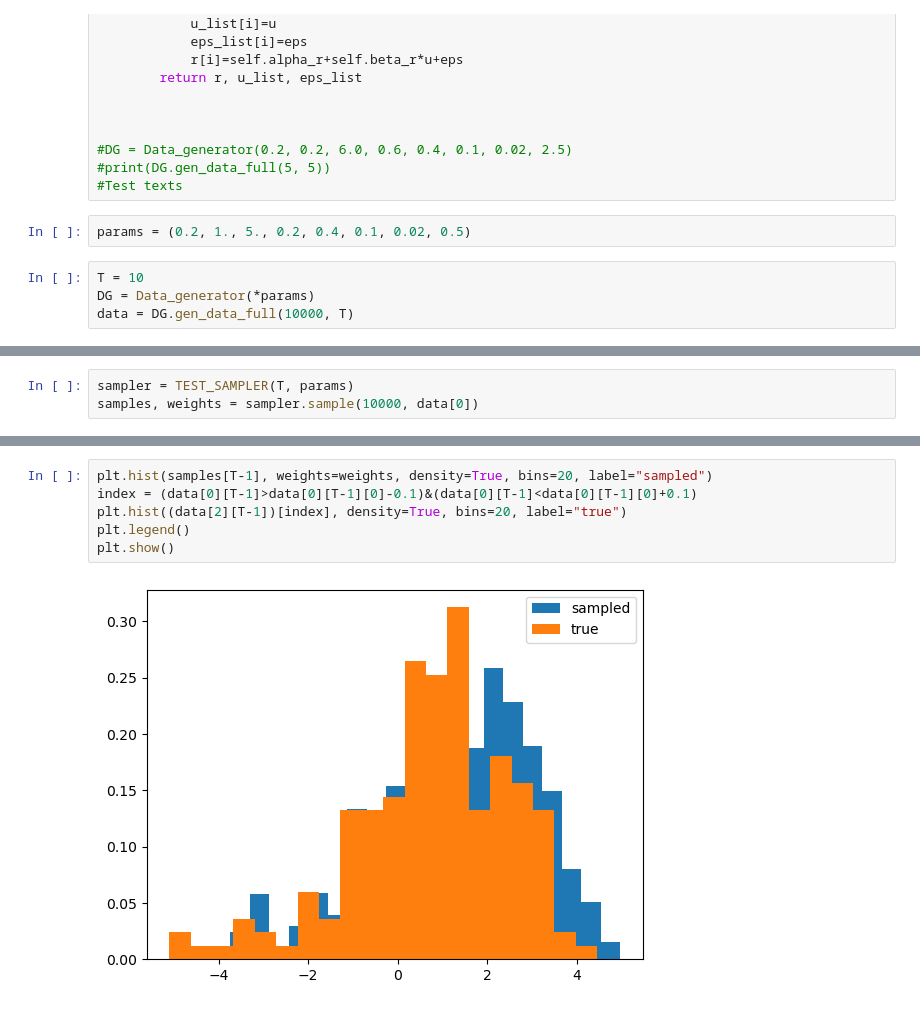
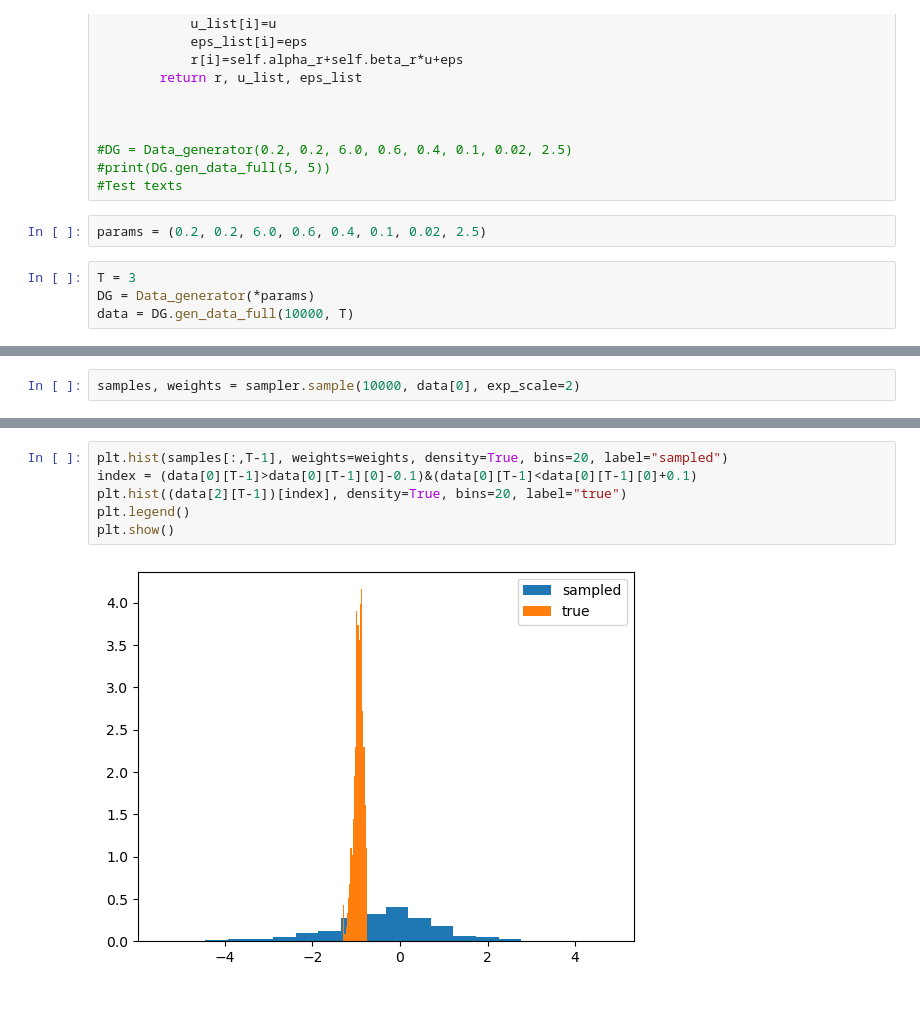
Before and after one commit to hengyuf/VSMCG, a Jupyter notebook: test.ipynb, the cells around one changed output, grey strips where cells are left out. Saved outputs shown, nothing was run; the diff lists cells and outputs as text.

```diff
--- a/test.ipynb
+++ b/test.ipynb
@@ -44,9 +44,9 @@ class Data_generator:
 #print(DG.gen_data_full(5, 5))
 #Test texts
 # %%
-params = (0.2, 1., 5., 0.2, 0.4, 0.1, 0.02, 0.5)
+params = (0.2, 0.2, 6.0, 0.6, 0.4, 0.1, 0.02, 2.5)
 # %%
-T = 10
+T = 3
 DG = Data_generator(*params)
 data = DG.gen_data_full(10000, T)
 # %%
@@ -115,6 +148,5 @@ class TEST_SAMPLER:
 # %%
-sampler = TEST_SAMPLER(T, params)
-samples, weights = sampler.sample(10000, data[0])
+samples, weights = sampler.sample(10000, data[0], exp_scale=2)
 # %%
 sampler.plot_ESS()
 # %% [output]
@@ -131,11 +163,11 @@ plt.show()
 # %%
-plt.hist(samples[T-1], weights=weights, density=True, bins=20, label="sampled")
+plt.hist(samples[:,T-1], weights=weights, density=True, bins=20, label="sampled")
 index = (data[0][T-1]>data[0][T-1][0]-0.1)&(data[0][T-1]<data[0][T-1][0]+0.1)
 plt.hist((data[2][T-1])[index], density=True, bins=20, label="true")
 plt.legend()
 plt.show()
 # %% [output]
-[figure, old version]
+[figure, new version]
 # %%
 index = np.random.choice(list(range(10000)), p=weights/10000, size=(10000))
 plt.scatter(data[0][T-1], data[2][T-1], s=1)
```
Also changed, not shown: parts of 6 cells of this notebook.
